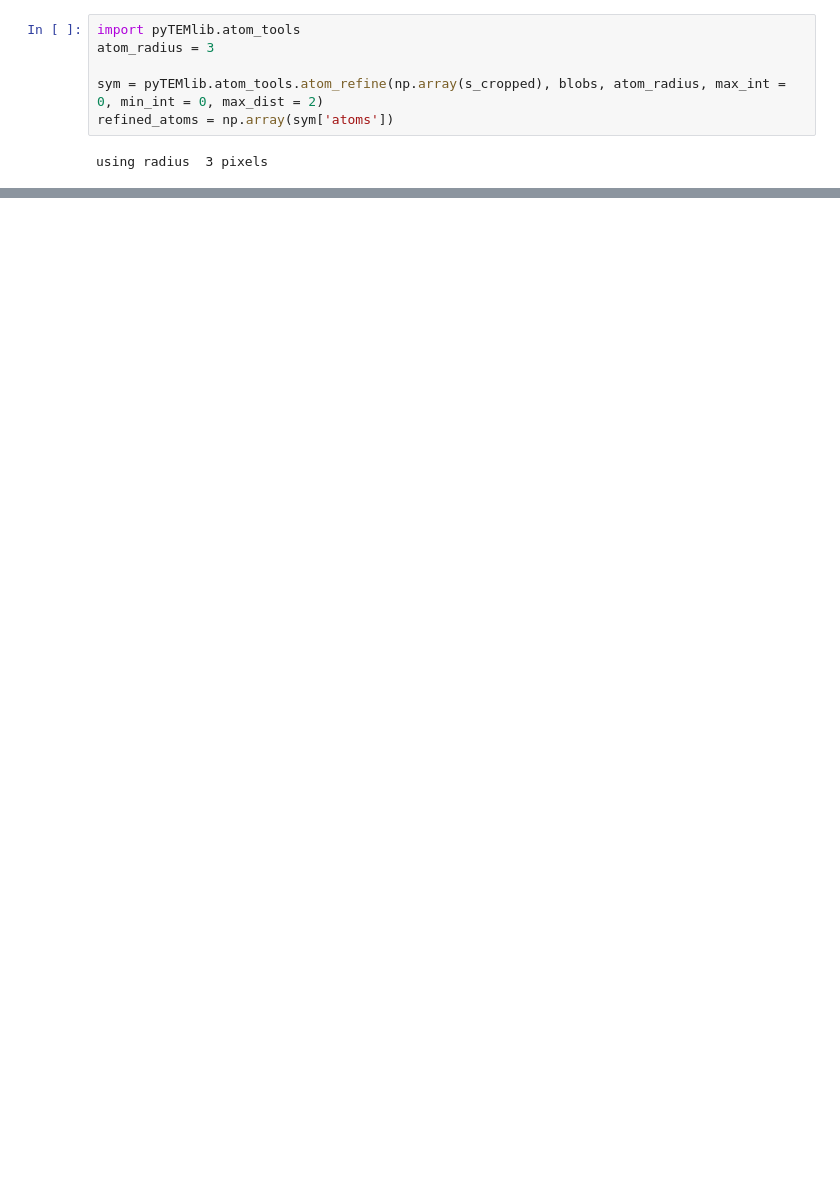
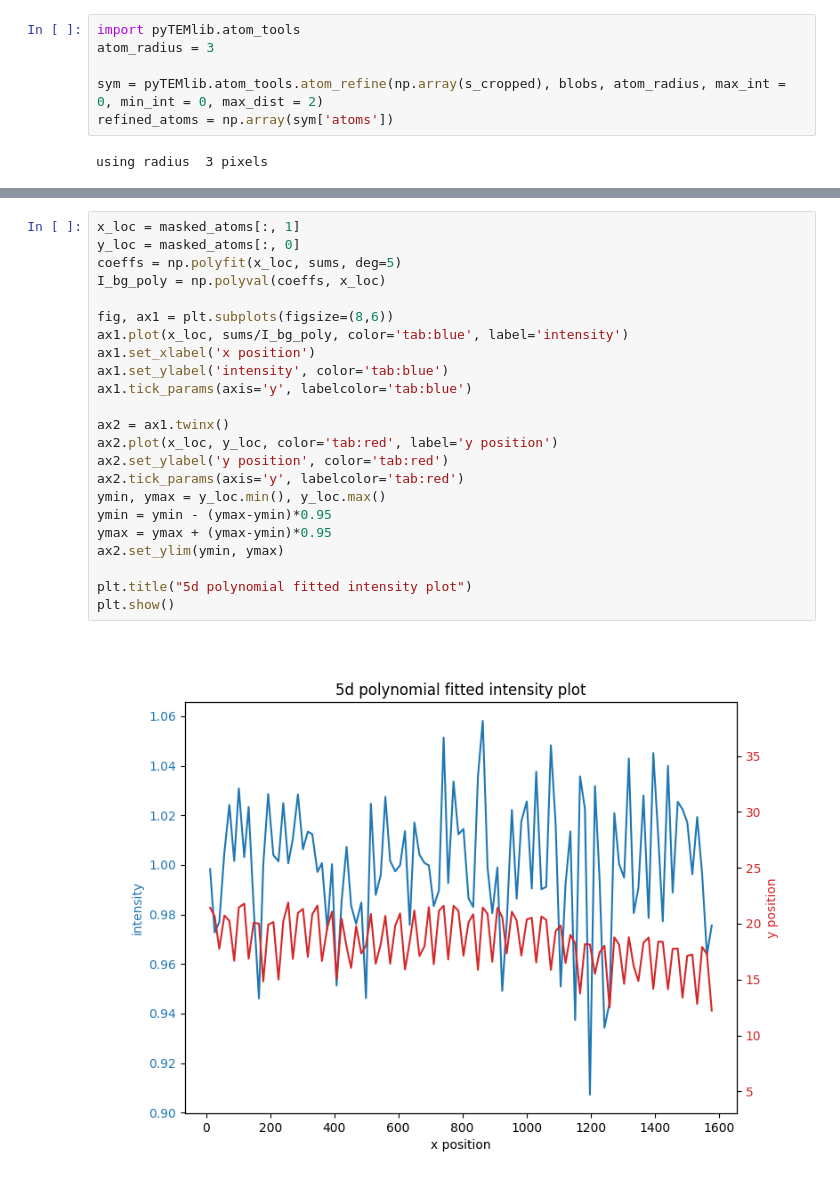
Before and after one commit to jiananwu72/LuFeO3Detect, a Jupyter notebook: LuFeO3/LFOWindowing.ipynb, the cells around one changed output, grey strips where cells are left out. Saved outputs shown, nothing was run; the diff lists cells and outputs as text; blank space fills up the shorter version.

```diff
--- a/LuFeO3/LFOWindowing.ipynb
+++ b/LuFeO3/LFOWindowing.ipynb
@@ -151,0 +111,25 @@ len(windows)
+# %%
+x_loc = masked_atoms[:, 1]
+y_loc = masked_atoms[:, 0]
+coeffs = np.polyfit(x_loc, sums, deg=5)
+I_bg_poly = np.polyval(coeffs, x_loc)
+
+fig, ax1 = plt.subplots(figsize=(8,6))
+ax1.plot(x_loc, sums/I_bg_poly, color='tab:blue', label='intensity')
+ax1.set_xlabel('x position')
+ax1.set_ylabel('intensity', color='tab:blue')
+ax1.tick_params(axis='y', labelcolor='tab:blue')
+
+ax2 = ax1.twinx()
+ax2.plot(x_loc, y_loc, color='tab:red', label='y position')
+ax2.set_ylabel('y position', color='tab:red')
+ax2.tick_params(axis='y', labelcolor='tab:red')
+ymin, ymax = y_loc.min(), y_loc.max()
+ymin = ymin - (ymax-ymin)*0.95
+ymax = ymax + (ymax-ymin)*0.95
+ax2.set_ylim(ymin, ymax)
+
+plt.title("5d polynomial fitted intensity plot")
+plt.show()
+# %% [output]
+[figure, added]
```
Also changed, not shown: parts of 10 cells of this notebook.
